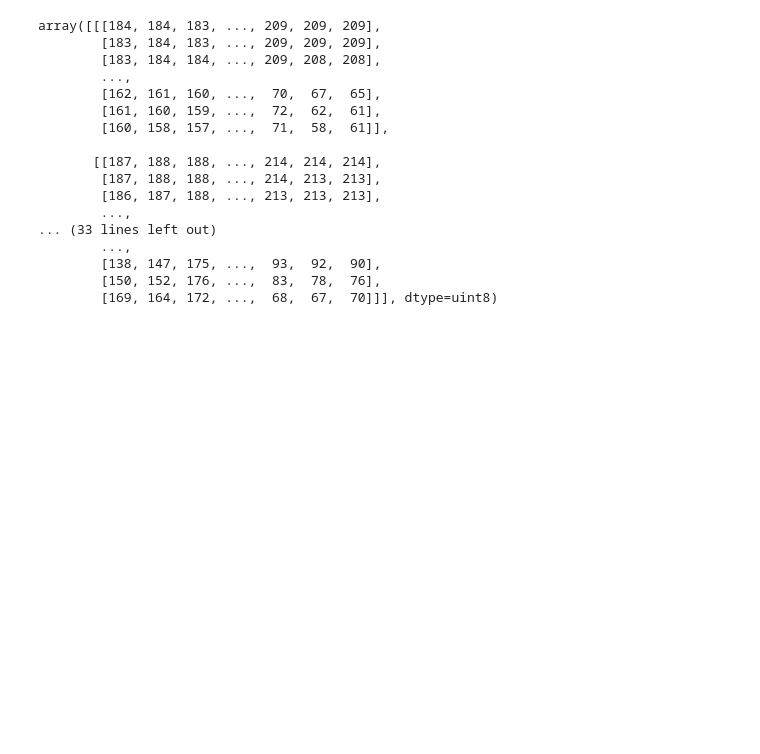
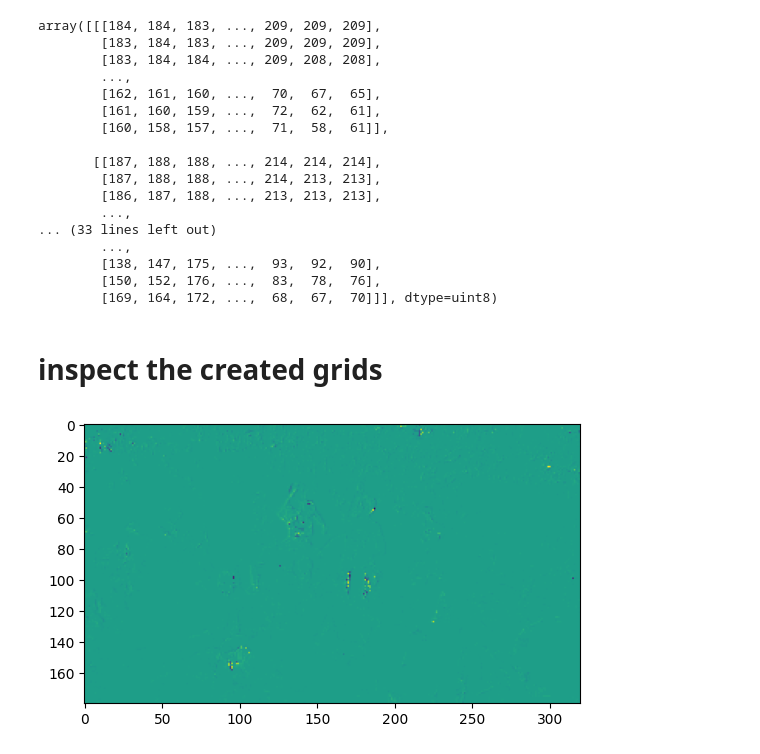
Before and after one commit to mlewandowski0/sillicon-retina, a Jupyter notebook: src/prototyping/see_created_grids.ipynb, the cells around one changed output. Drawn from its saved outputs; the diff is of its cells as text; code cells hidden in the pictures; blank space fills up the shorter version.

Commit message:
check grids

```diff
--- a/src/prototyping/see_created_grids.ipynb
+++ b/src/prototyping/see_created_grids.ipynb
@@ -80,3 +80,21 @@ array([[[184, 184, 183, ..., 209, 209, 209],
         [138, 147, 175, ...,  93,  92,  90],
         [150, 152, 176, ...,  83,  78,  76],
         [169, 164, 172, ...,  68,  67,  70]]], dtype=uint8)
+# %% [markdown]
+ # inspect the created grids
+# %%
+import numpy as np
+import os
+import matplotlib.pyplot as plt
+
+os.getcwd()
+
+path = os.path.join("..", "neural_network", "data", "saliency_dataset_upsampled", "video_00000")
+f = os.path.join(path, "cache_B=5_ctn=0p2000_ctp=0p2000_v2_grids.npy")
+
+f = np.load(f)
+
+plt.imshow(f[1][4])
+plt.show()
+# %% [output]
+[figure, added]
```
Also changed, not shown: 3 other files.
